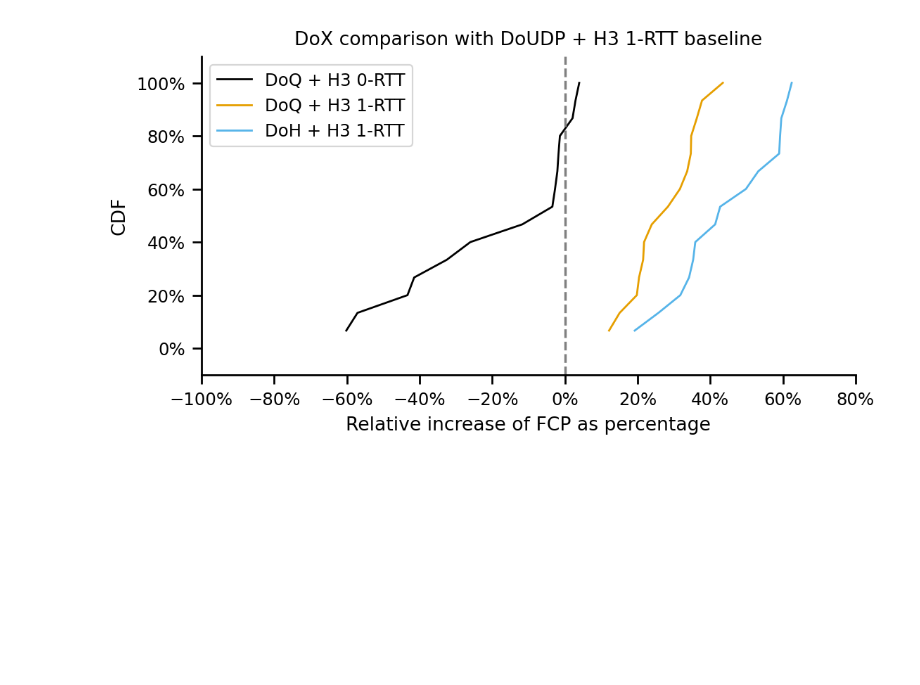
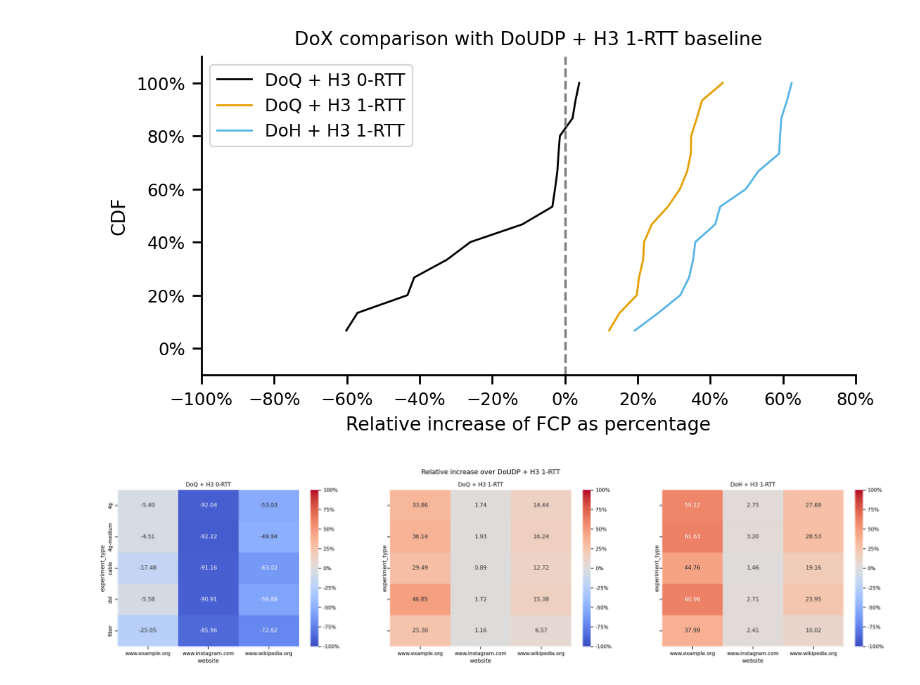
Before and after one commit to justus237/DoQ-H3-analysis, a Jupyter notebook: initial-analysis-fixed-broadband.ipynb, the cells around one changed output. Drawn from its saved outputs; the diff is of its cells as text; code cells hidden in the pictures; blank space fills up the shorter version.

```diff
--- a/initial-analysis-fixed-broadband.ipynb
+++ b/initial-analysis-fixed-broadband.ipynb
@@ -745,3 +745,16 @@ min     -60.149641
 max      62.412488
 Name: DoH + H3 1-RTT, dtype: float64
 [figure]
+# %%
+fig, axs = plt.subplots(1, 3, sharex='all', figsize=(24,5), sharey='all')
+ax_hm1 =sns.heatmap(df_diff_plt_udp[['DoQ + H3 0-RTT', 'experiment_type', 'website']].pivot(index='experiment_type', columns='website', values='DoQ + H3 0-RTT'), ax=axs.flat[0], cmap="coolwarm", annot=True, fmt='.2f', cbar_kws={'format': '%.0f%%'}, vmin=-100, vmax=100)
+ax_hm2 = sns.heatmap(df_diff_plt_udp[['DoQ + H3 1-RTT', 'experiment_type', 'website']].pivot(index='experiment_type', columns='website', values='DoQ + H3 1-RTT'), ax=axs.flat[1], cmap="coolwarm", annot=True, fmt='.2f', cbar_kws={'format': '%.0f%%'}, vmin=-100, vmax=100)
+ax_hm3 = sns.heatmap(df_diff_plt_udp[['DoH + H3 1-RTT', 'experiment_type', 'website']].pivot(index='experiment_type', columns='website', values='DoH + H3 1-RTT'), ax=axs.flat[2], cmap="coolwarm", annot=True, fmt='.2f', cbar_kws={'format': '%.0f%%'}, vmin=-100, vmax=100)
+axs.flat[0].set_title('DoQ + H3 0-RTT')
+axs.flat[1].set_title('DoQ + H3 1-RTT')
+axs.flat[2].set_title('DoH + H3 1-RTT')
+fig.suptitle('Relative increase over DoUDP + H3 1-RTT')
+ax_hm1.set_yticklabels(labels=ax_hm1.get_yticklabels(), va='center')
+plt.show()
+# %% [output]
+[figure, added]
```
Also changed, not shown: parts of 1 cell of this notebook, 1 other file.
